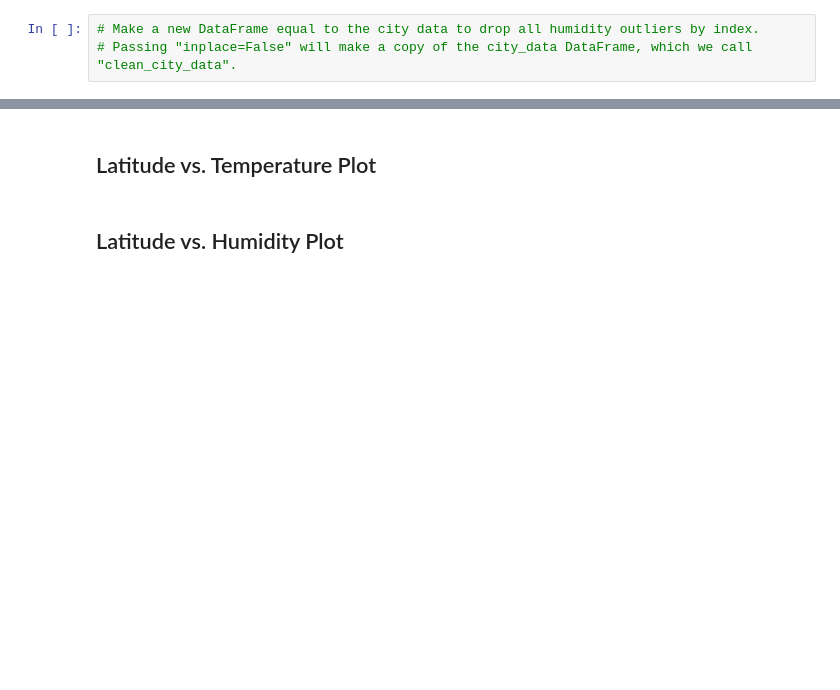
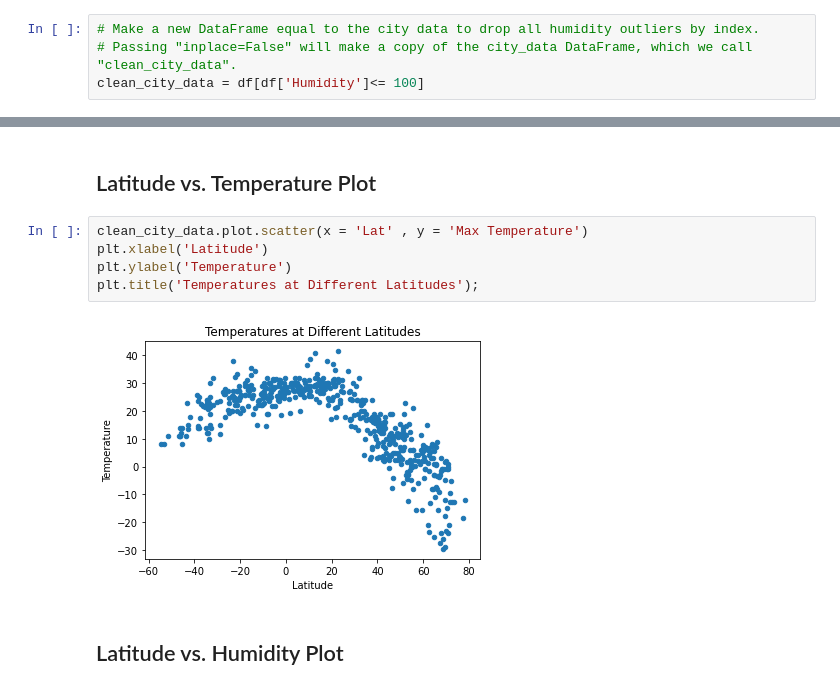
Before and after one commit to Jbullis29/python-api-challenge, a Jupyter notebook: WeatherPy/WeatherPy.ipynb, the cells around one changed output, grey strips where cells are left out. Drawn from its saved outputs; the diff is of its cells as text; blank space fills up the shorter version.

```diff
--- a/WeatherPy/WeatherPy.ipynb
+++ b/WeatherPy/WeatherPy.ipynb
@@ -147,3 +157,4 @@ Skip this step if there are no cities that have humidity > 100%.
 # %%
 # Make a new DataFrame equal to the city data to drop all humidity outliers by index.
 # Passing "inplace=False" will make a copy of the city_data DataFrame, which we call "clean_city_data".
+clean_city_data = df[df['Humidity']<= 100]
@@ -153,6 +181,13 @@ Skip this step if there are no cities that have humidity > 100%.
 * Save the plotted figures as .pngs.
 # %% [markdown]
 ## Latitude vs. Temperature Plot
+# %%
+clean_city_data.plot.scatter(x = 'Lat' , y = 'Max Temperature')
+plt.xlabel('Latitude')
+plt.ylabel('Temperature')
+plt.title('Temperatures at Different Latitudes');
+# %% [output]
+[figure, added]
 # %% [markdown]
 ## Latitude vs. Humidity Plot
 # %% [markdown]
```
Also changed, not shown: parts of 3 cells of this notebook, 1 other file.
